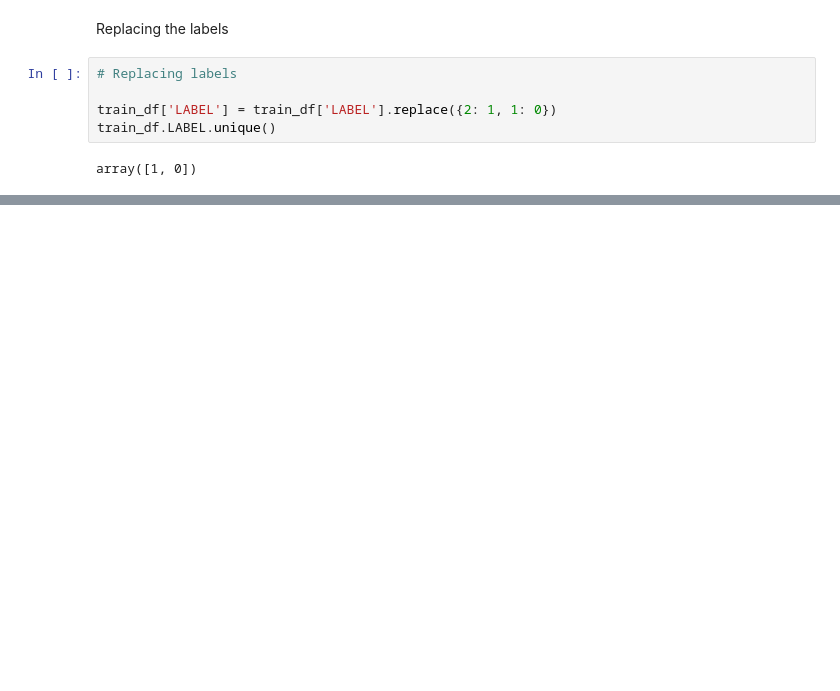
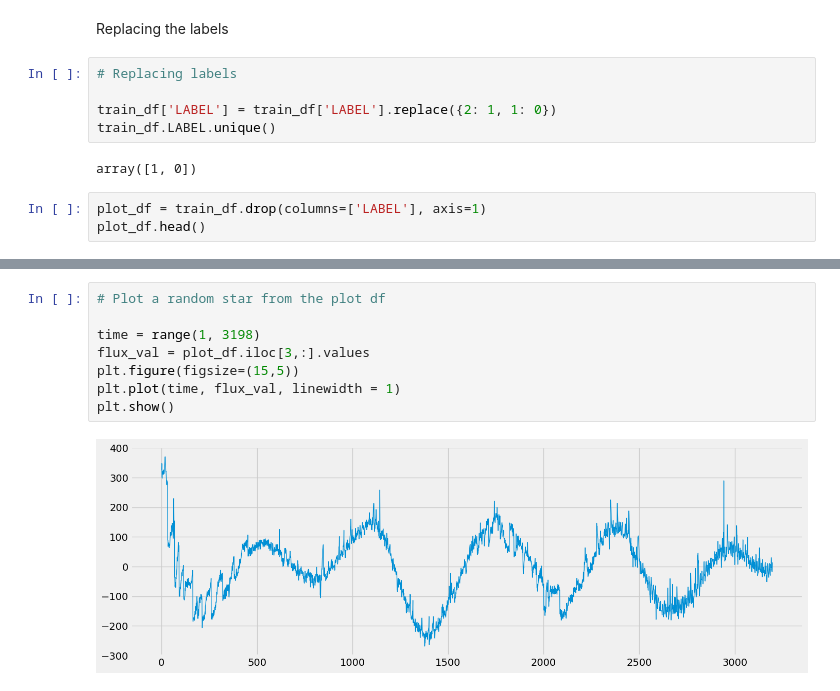
Before and after one commit to Meowmixforme/Kaggle_Machine_Learning_Projects, a Jupyter notebook: Project 3 Exoplanet Hunting Using Machine Learning/Exo.ipynb, the cells around one changed output, grey strips where cells are left out. Cells and saved outputs as stored; diff of their text form; blank space fills up the shorter version.

```diff
--- a/Project 3 Exoplanet Hunting Using Machine Learning/Exo.ipynb
+++ b/Project 3 Exoplanet Hunting Using Machine Learning/Exo.ipynb
@@ -99,3 +98,6 @@ train_df['LABEL'] = train_df['LABEL'].replace({2: 1, 1: 0})
 train_df.LABEL.unique()
 # %% [output]
 array([1, 0])
+# %%
+plot_df = train_df.drop(columns=['LABEL'], axis=1)
+plot_df.head()
@@ -101,0 +112,10 @@ array([1, 0])
+# %%
+# Plot a random star from the plot df
+
+time = range(1, 3198)
+flux_val = plot_df.iloc[3,:].values
+plt.figure(figsize=(15,5))
+plt.plot(time, flux_val, linewidth = 1)
+plt.show()
+# %% [output]
+[figure, added]
```
Also changed, not shown: parts of 24 cells of this notebook.
